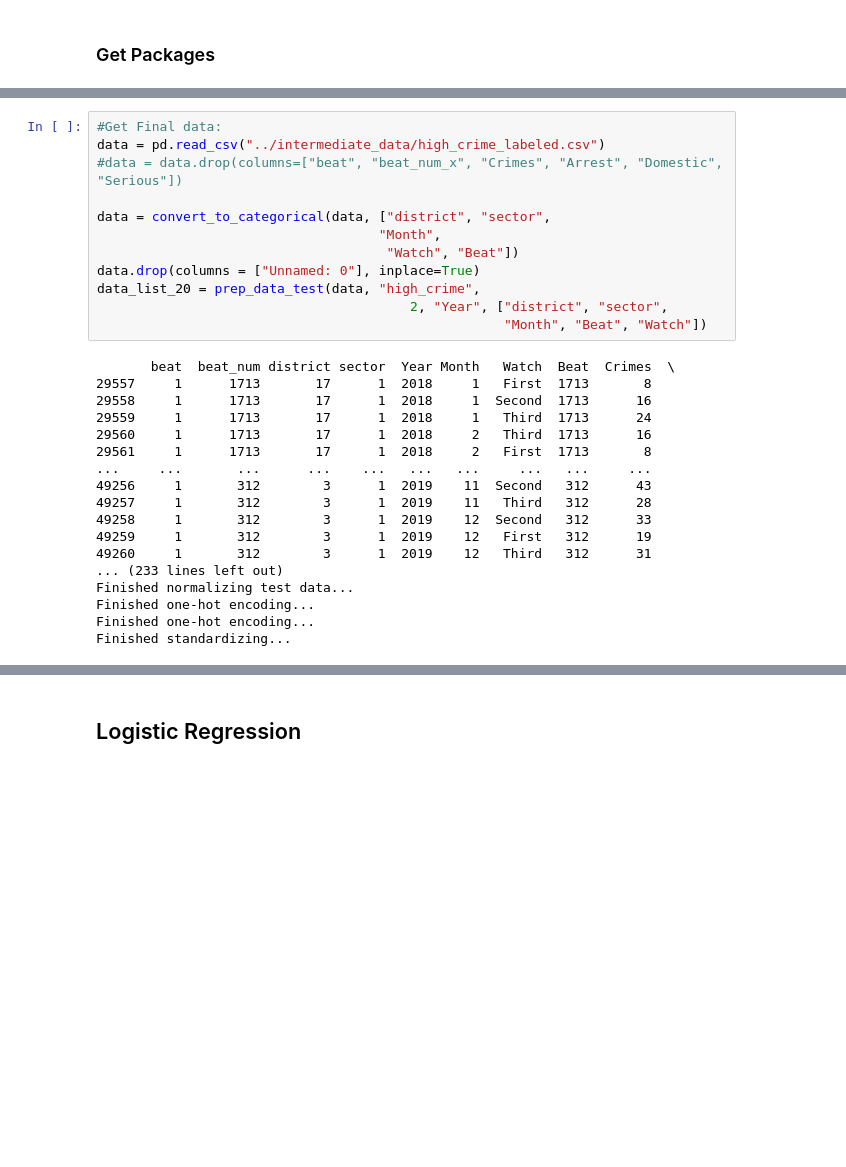
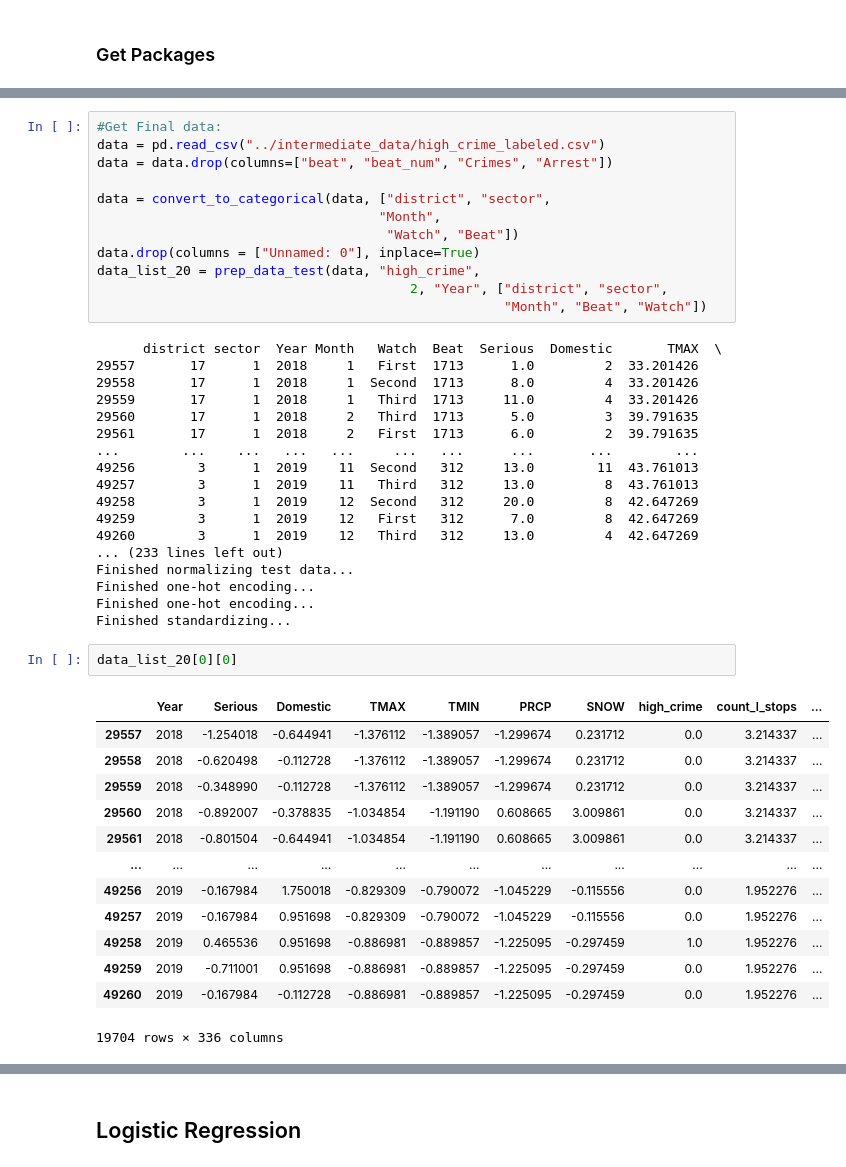
Before and after one commit to Deckart2/capp_30254_crime_forcasting, a Jupyter notebook: scripts/Final Models.ipynb, the cells around one changed output, grey strips where cells are left out. Drawn from its saved outputs; the diff is of its cells as text; blank space fills up the shorter version.

```diff
--- a/scripts/Final Models.ipynb
+++ b/scripts/Final Models.ipynb
@@ -39,7 +39,7 @@ Finished standardizing...
 # %%
 #Get Final data:
 data = pd.read_csv("../intermediate_data/high_crime_labeled.csv")
-#data = data.drop(columns=["beat", "beat_num_x", "Crimes", "Arrest", "Domestic", "Serious"])
+data = data.drop(columns=["beat", "beat_num", "Crimes", "Arrest"])
 
 data = convert_to_categorical(data, ["district", "sector",
                                     "Month",
@@ -49,23 +49,39 @@ data_list_20 = prep_data_test(data, "high_crime",
                                         2, "Year", ["district", "sector",
                                                     "Month", "Beat", "Watch"])
 # %% [output]
-       beat  beat_num district sector  Year Month   Watch  Beat  Crimes  \
-29557     1      1713       17      1  2018     1   First  1713       8
-29558     1      1713       17      1  2018     1  Second  1713      16
-29559     1      1713       17      1  2018     1   Third  1713      24
-29560     1      1713       17      1  2018     2   Third  1713      16
-29561     1      1713       17      1  2018     2   First  1713       8
-...     ...       ...      ...    ...   ...   ...     ...   ...     ...
-49256     1       312        3      1  2019    11  Second   312      43
-49257     1       312        3      1  2019    11   Third   312      28
-49258     1       312        3      1  2019    12  Second   312      33
-49259     1       312        3      1  2019    12   First   312      19
-49260     1       312        3      1  2019    12   Third   312      31
+      district sector  Year Month   Watch  Beat  Serious  Domestic       TMAX  \
+29557       17      1  2018     1   First  1713      1.0         2  33.201426
+29558       17      1  2018     1  Second  1713      8.0         4  33.201426
+29559       17      1  2018     1   Third  1713     11.0         4  33.201426
+29560       17      1  2018     2   Third  1713      5.0         3  39.791635
+29561       17      1  2018     2   First  1713      6.0         2  39.791635
+...        ...    ...   ...   ...     ...   ...      ...       ...        ...
+49256        3      1  2019    11  Second   312     13.0        11  43.761013
+49257        3      1  2019    11   Third   312     13.0         8  43.761013
+49258        3      1  2019    12  Second   312     20.0         8  42.647269
+49259        3      1  2019    12   First   312      7.0         8  42.647269
+49260        3      1  2019    12   Third   312     13.0         4  42.647269
 ... (233 lines left out)
 Finished normalizing test data...
 Finished one-hot encoding...
 Finished one-hot encoding...
 Finished standardizing...
+# %%
+data_list_20[0][0]
+# %% [output]
+|  | Year | Serious | Domestic | TMAX | TMIN | PRCP | SNOW | high_crime | count_l_stops | ... |
+| 29557 | 2018 | -1.254018 | -0.644941 | -1.376112 | -1.389057 | -1.299674 | 0.231712 | 0.0 | 3.214337 | ... |
+| 29558 | 2018 | -0.620498 | -0.112728 | -1.376112 | -1.389057 | -1.299674 | 0.231712 | 0.0 | 3.214337 | ... |
+| 29559 | 2018 | -0.348990 | -0.112728 | -1.376112 | -1.389057 | -1.299674 | 0.231712 | 0.0 | 3.214337 | ... |
+| 29560 | 2018 | -0.892007 | -0.378835 | -1.034854 | -1.191190 | 0.608665 | 3.009861 | 0.0 | 3.214337 | ... |
+| 29561 | 2018 | -0.801504 | -0.644941 | -1.034854 | -1.191190 | 0.608665 | 3.009861 | 0.0 | 3.214337 | ... |
+| ... | ... | ... | ... | ... | ... | ... | ... | ... | ... | ... |
+| 49256 | 2019 | -0.167984 | 1.750018 | -0.829309 | -0.790072 | -1.045229 | -0.115556 | 0.0 | 1.952276 | ... |
+| 49257 | 2019 | -0.167984 | 0.951698 | -0.829309 | -0.790072 | -1.045229 | -0.115556 | 0.0 | 1.952276 | ... |
+| 49258 | 2019 | 0.465536 | 0.951698 | -0.886981 | -0.889857 | -1.225095 | -0.297459 | 1.0 | 1.952276 | ... |
+| 49259 | 2019 | -0.711001 | 0.951698 | -0.886981 | -0.889857 | -1.225095 | -0.297459 | 0.0 | 1.952276 | ... |
+| 49260 | 2019 | -0.167984 | -0.112728 | -0.886981 | -0.889857 | -1.225095 | -0.297459 | 0.0 | 1.952276 | ... |
+19704 rows × 336 columns
 # %%
 def compute_scores_final_data(grid, model, model_name, data_list, target, target_year):
     '''
```
Also changed, not shown: parts of 10 cells of this notebook, 5 other files.
